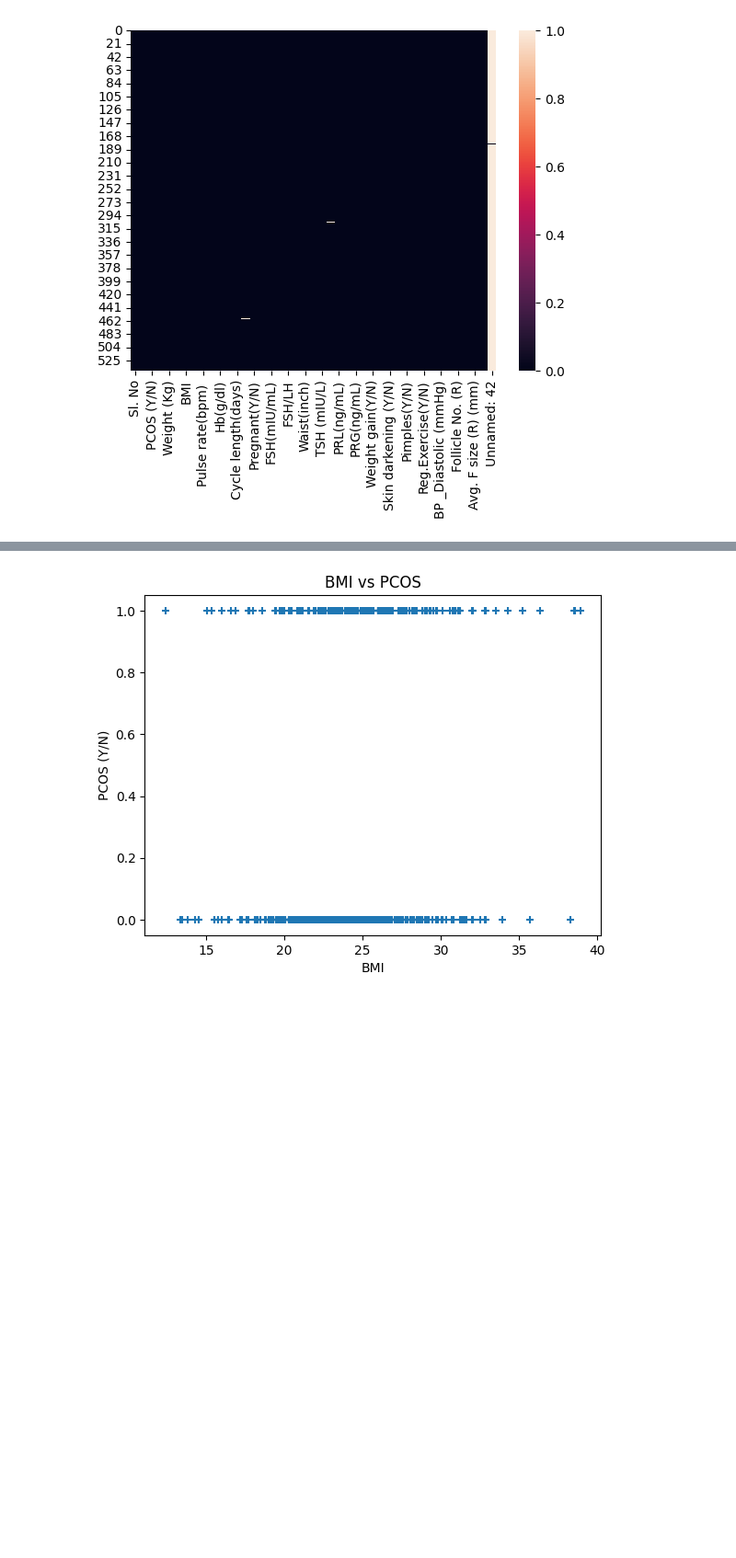
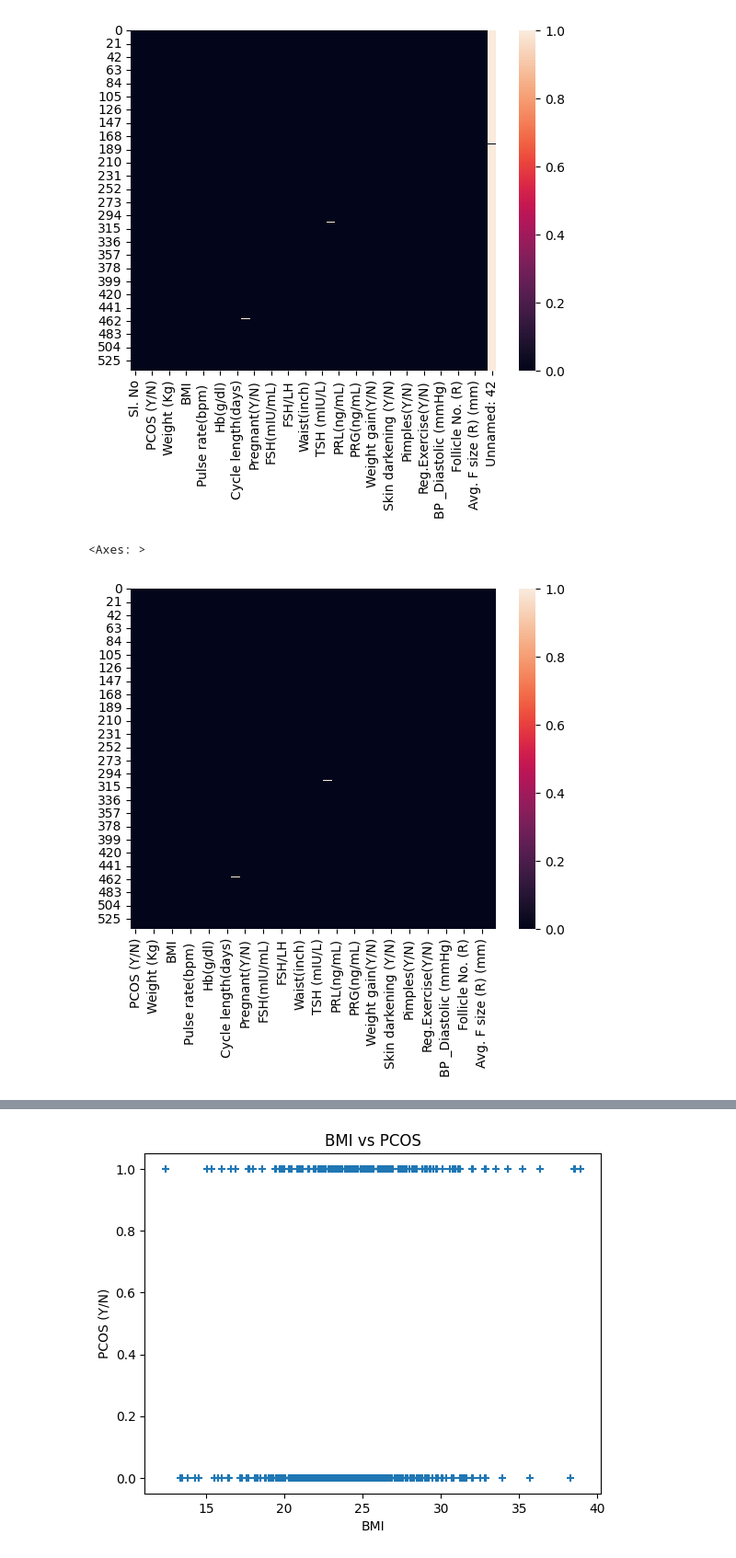
Before and after one commit to AleksandraZecevic/PCOS_diagnosis_ML, a Jupyter notebook: PCOS.ipynb, the cells around one changed output, grey strips where cells are left out. Shown at 92% size. Cells and saved outputs as stored; diff of their text form; code cells hidden in the pictures; blank space fills up the shorter version.

```diff
--- a/PCOS.ipynb
+++ b/PCOS.ipynb
@@ -52,6 +55,15 @@ sb.heatmap(pcos_data.isnull())
 # %% [output]
 <Axes: >
 [figure]
+# %%
+#dropping col that has all null values, and then id cols cause they are not needed for the clasification
+#axis=1 is for col axis=0 is for rows
+pcos_data.drop(["Unnamed: 42", "Sl. No", "Patient File No."], axis=1, inplace=True)
+# %%
+sb.heatmap(pcos_data.isnull())
+# %% [output]
+<Axes: >
+[figure, added]
 # %%
 pcos_features = [" Age (yrs)","Weight (Kg)","Height(Cm) ","BMI","Cycle length(days)", "FSH(mIU/mL)","LH(mIU/mL)","FSH/LH","AMH(ng/mL)","Waist:Hip Ratio"]
 # %%
```
Also changed, not shown: parts of 17 cells of this notebook.
